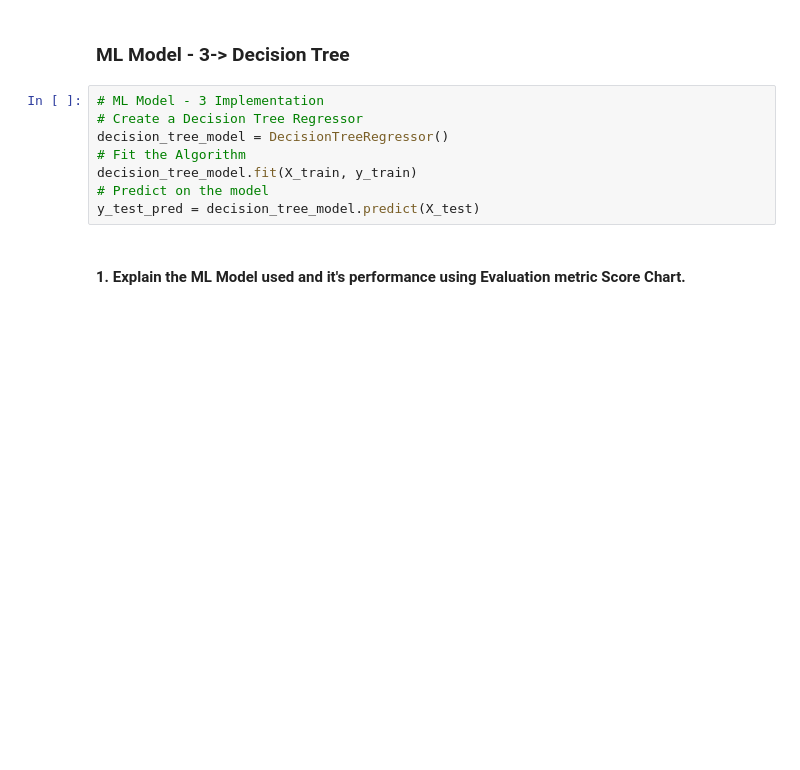
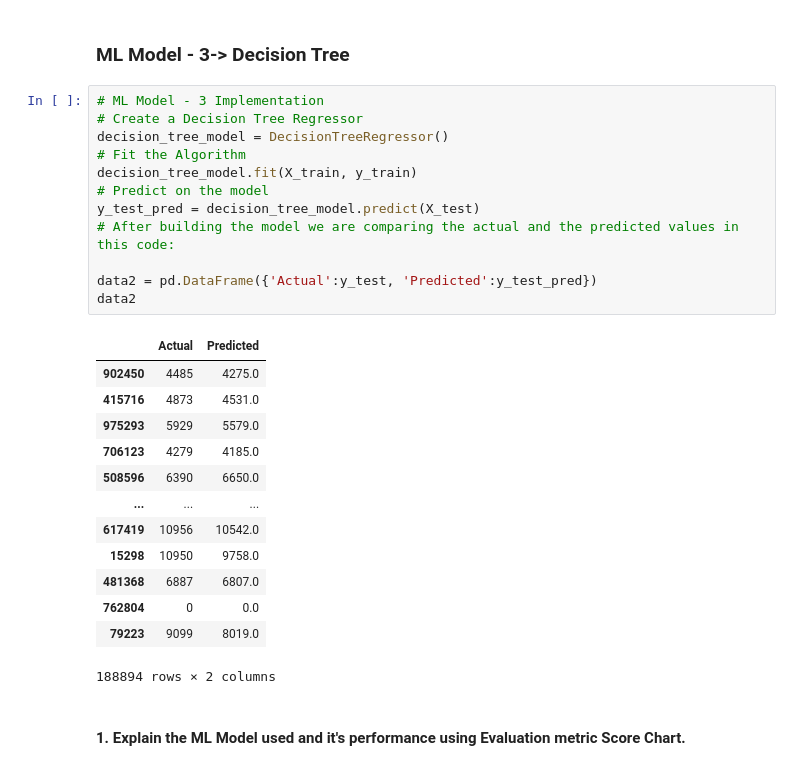
Before and after one commit to saurabhsingh3786/Capstone-2-Retail-Sales-Prediction-, a Jupyter notebook: Team_Notebook_Regression.ipynb, the cells around one changed output. Saved outputs shown, nothing was run; the diff lists cells and outputs as text; blank space fills up the shorter version.

```diff
--- a/Team_Notebook_Regression.ipynb
+++ b/Team_Notebook_Regression.ipynb
@@ -1960,11 +2548,29 @@ Business Impact: A lower RMSE indicates that the model is making more precise pr
 # %%
 # ML Model - 3 Implementation
 # Create a Decision Tree Regressor
 decision_tree_model = DecisionTreeRegressor()
 # Fit the Algorithm
 decision_tree_model.fit(X_train, y_train)
 # Predict on the model
 y_test_pred = decision_tree_model.predict(X_test)
+# After building the model we are comparing the actual and the predicted values in this code:
+
+data2 = pd.DataFrame({'Actual':y_test, 'Predicted':y_test_pred})
+data2
+# %% [output]
+|  | Actual | Predicted |
+| 902450 | 4485 | 4275.0 |
+| 415716 | 4873 | 4531.0 |
+| 975293 | 5929 | 5579.0 |
+| 706123 | 4279 | 4185.0 |
+| 508596 | 6390 | 6650.0 |
+| ... | ... | ... |
+| 617419 | 10956 | 10542.0 |
+| 15298 | 10950 | 9758.0 |
+| 481368 | 6887 | 6807.0 |
+| 762804 | 0 | 0.0 |
+| 79223 | 9099 | 8019.0 |
+188894 rows × 2 columns
 # %% [markdown]
 #### 1. Explain the ML Model used and it's performance using Evaluation metric Score Chart.
 # %%
```
Also changed, not shown: parts of 97 cells of this notebook.
